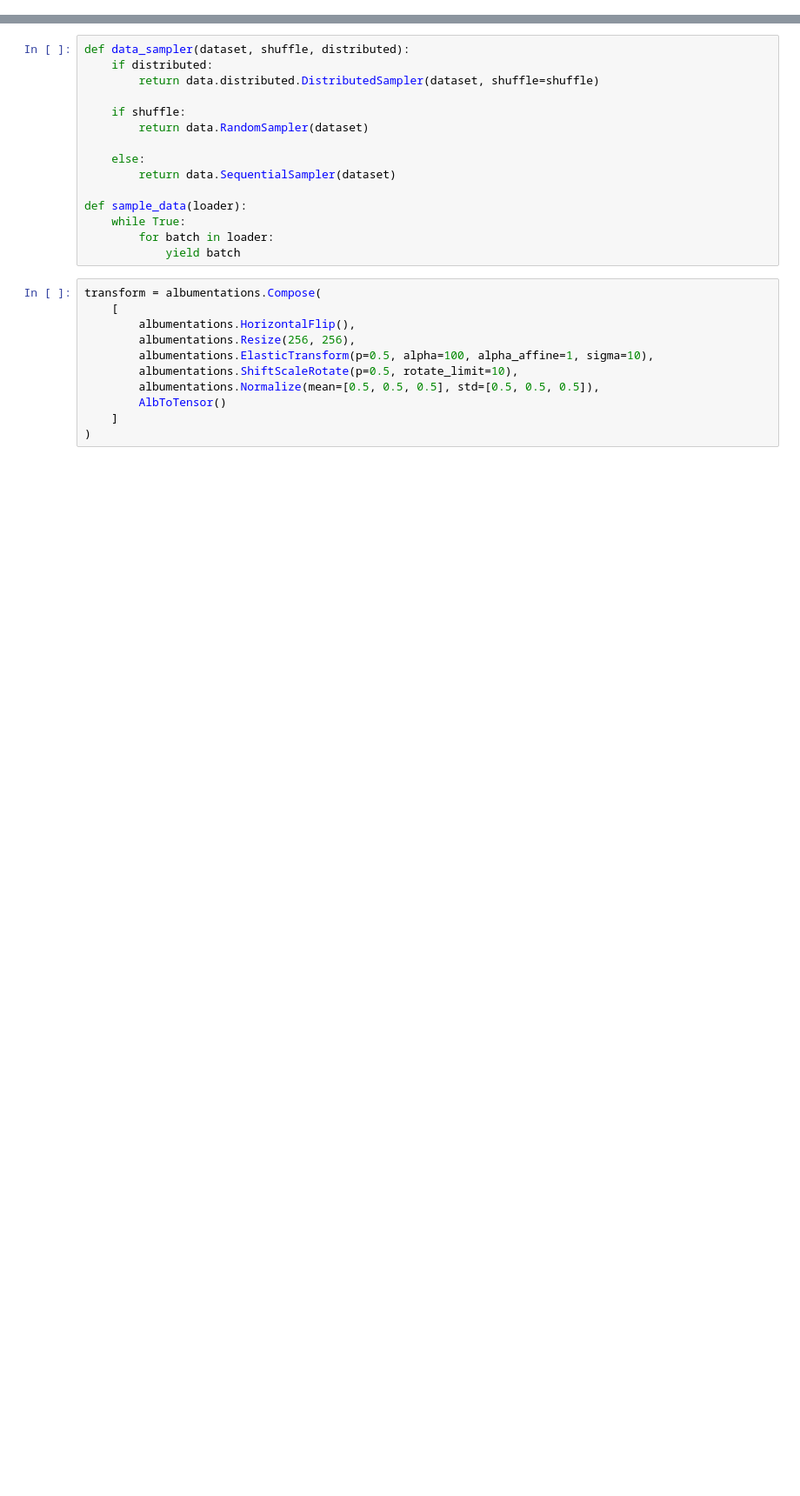
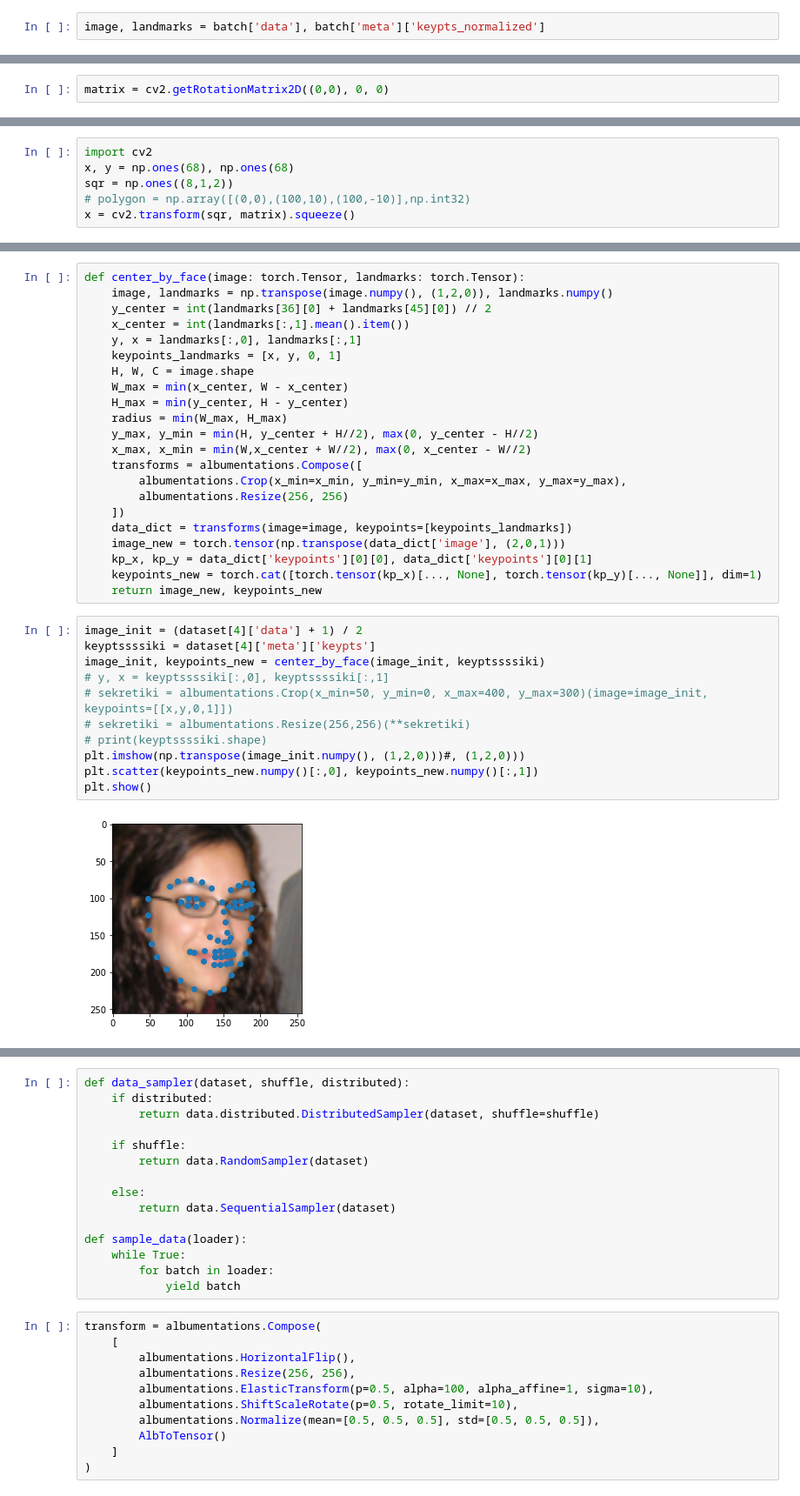
Before and after one commit to YaroslavBespalov/unsupervised_segmentation, a Jupyter notebook: examples/data.ipynb, the cells around one changed output, grey strips where cells are left out. Shown at 87% size. Cells and saved outputs as stored; diff of their text form; blank space fills up the shorter version.

```diff
--- a/examples/data.ipynb
+++ b/examples/data.ipynb
@@ -20,0 +70,2 @@ import matplotlib.image as mpimg
+# %%
+image, landmarks = batch['data'], batch['meta']['keypts_normalized']
@@ -20,0 +181,2 @@ import matplotlib.image as mpimg
+# %%
+matrix = cv2.getRotationMatrix2D((0,0), 0, 0)
@@ -20,0 +185,6 @@ import matplotlib.image as mpimg
+# %%
+import cv2
+x, y = np.ones(68), np.ones(68)
+sqr = np.ones((8,1,2))
+# polygon = np.array([(0,0),(100,10),(100,-10)],np.int32)
+x = cv2.transform(sqr, matrix).squeeze()
@@ -20,0 +324,35 @@ import matplotlib.image as mpimg
+# %%
+def center_by_face(image: torch.Tensor, landmarks: torch.Tensor):
+    image, landmarks = np.transpose(image.numpy(), (1,2,0)), landmarks.numpy()
+    y_center = int(landmarks[36][0] + landmarks[45][0]) // 2
+    x_center = int(landmarks[:,1].mean().item())
+    y, x = landmarks[:,0], landmarks[:,1]
+    keypoints_landmarks = [x, y, 0, 1]
+    H, W, C = image.shape
+    W_max = min(x_center, W - x_center)
+    H_max = min(y_center, H - y_center)
+    radius = min(W_max, H_max)
+    y_max, y_min = min(H, y_center + H//2), max(0, y_center - H//2)
+    x_max, x_min = min(W,x_center + W//2), max(0, x_center - W//2)
+    transforms = albumentations.Compose([
+        albumentations.Crop(x_min=x_min, y_min=y_min, x_max=x_max, y_max=y_max),
+        albumentations.Resize(256, 256)
+    ])
+    data_dict = transforms(image=image, keypoints=[keypoints_landmarks])
+    image_new = torch.tensor(np.transpose(data_dict['image'], (2,0,1)))
+    kp_x, kp_y = data_dict['keypoints'][0][0], data_dict['keypoints'][0][1]
+    keypoints_new = torch.cat([torch.tensor(kp_x)[..., None], torch.tensor(kp_y)[..., None]], dim=1)
+    return image_new, keypoints_new
+# %%
+image_init = (dataset[4]['data'] + 1) / 2
+keyptssssiki = dataset[4]['meta']['keypts']
+image_init, keypoints_new = center_by_face(image_init, keyptssssiki)
+# y, x = keyptssssiki[:,0], keyptssssiki[:,1]
+# sekretiki = albumentations.Crop(x_min=50, y_min=0, x_max=400, y_max=300)(image=image_init, keypoints=[[x,y,0,1]])
+# sekretiki = albumentations.Resize(256,256)(**sekretiki)
+# print(keyptssssiki.shape)
+plt.imshow(np.transpose(image_init.numpy(), (1,2,0)))#, (1,2,0)))
+plt.scatter(keypoints_new.numpy()[:,0], keypoints_new.numpy()[:,1])
+plt.show()
+# %% [output]
+[figure, added]
```
Also changed, not shown: parts of 26 cells of this notebook, 18 other files.
